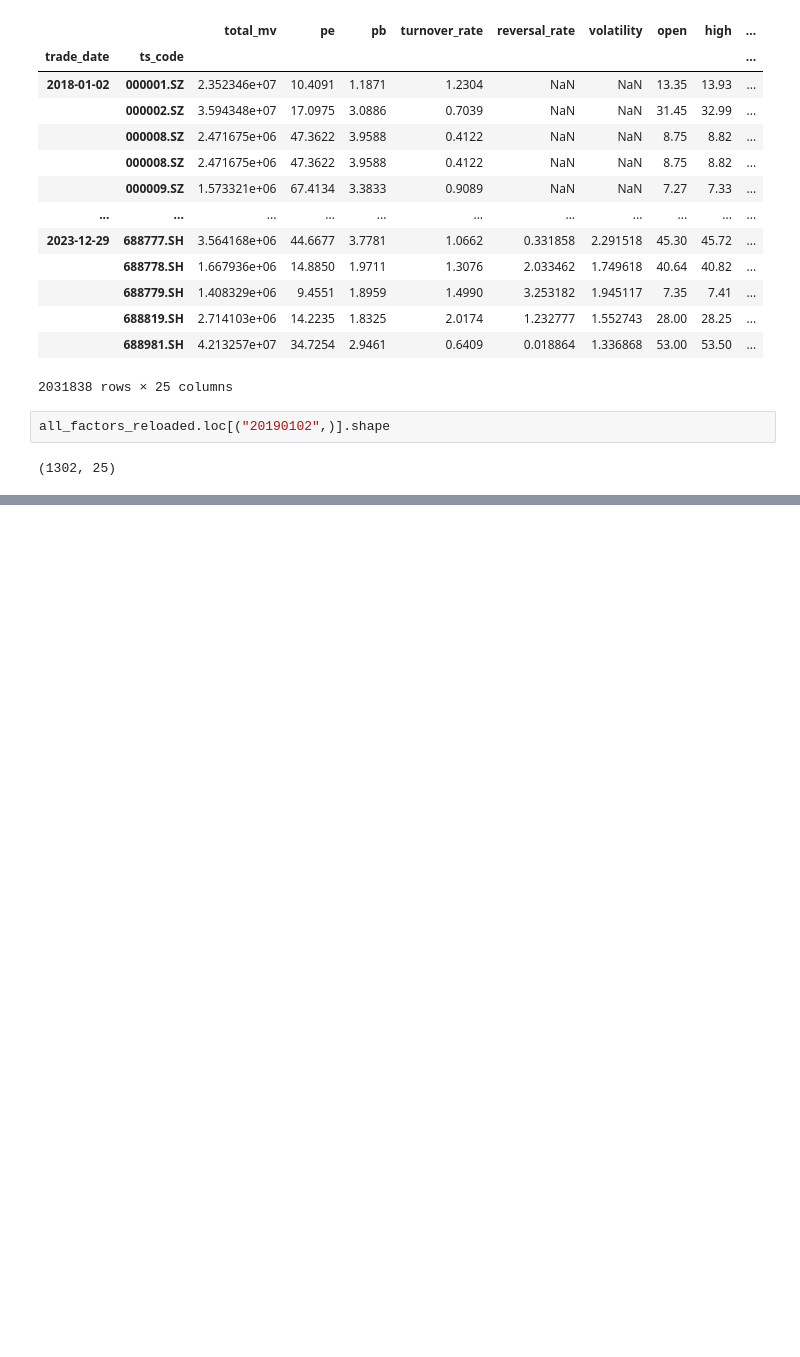
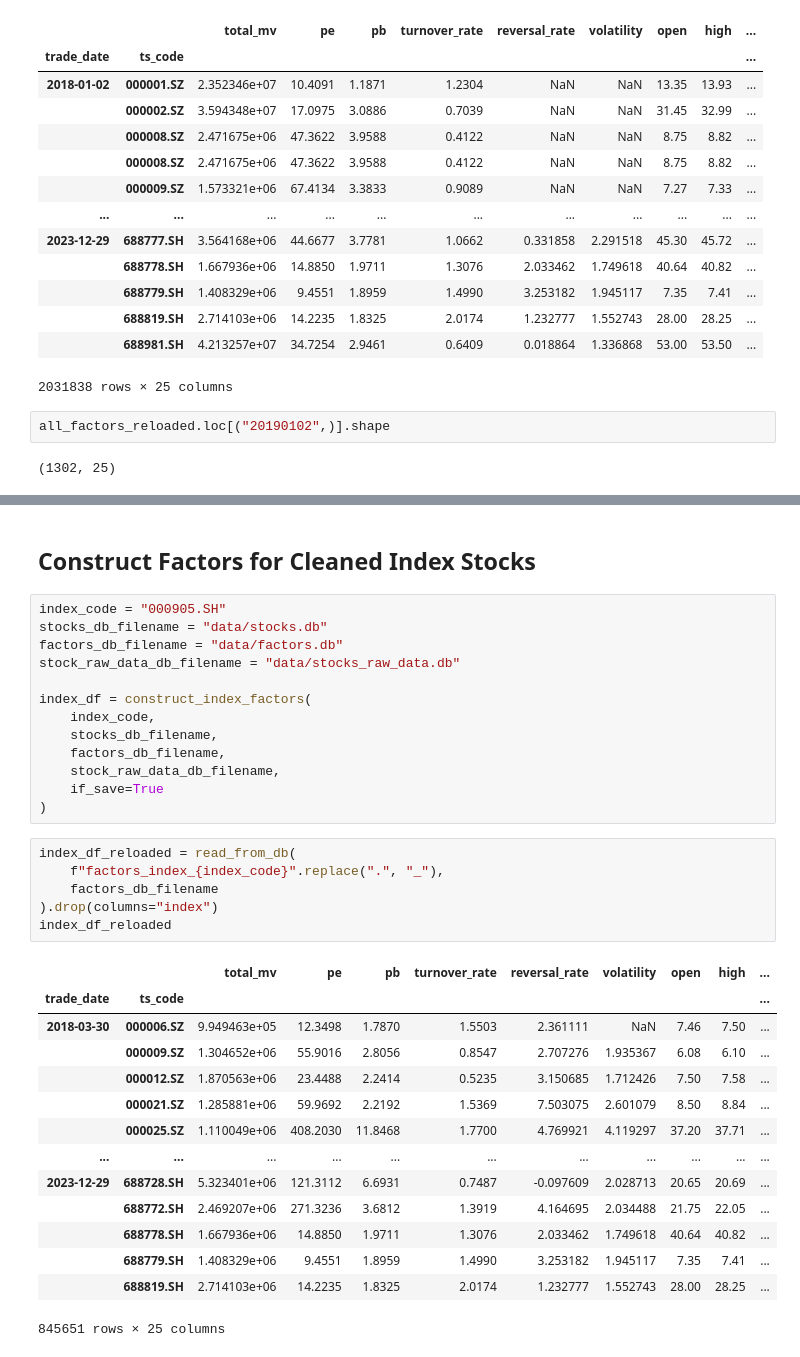
Before and after one commit to 10258392511/FactorAnalysis, a Jupyter notebook: week1/compute_factors.ipynb, the cells around one changed output, grey strips where cells are left out. Saved outputs shown, nothing was run; the diff lists cells and outputs as text; blank space fills up the shorter version.

Commit message:
Constructed factors for tradable HS300 and ZZ500

```diff
--- a/week1/compute_factors.ipynb
+++ b/week1/compute_factors.ipynb
@@ -114,0 +136,36 @@ all_factors_reloaded.loc[("20190102",)].shape
+# %% [markdown]
+## Construct Factors for Cleaned Index Stocks
+# %%
+index_code = "000905.SH"
+stocks_db_filename = "data/stocks.db"
+factors_db_filename = "data/factors.db"
+stock_raw_data_db_filename = "data/stocks_raw_data.db"
+
+index_df = construct_index_factors(
+    index_code,
+    stocks_db_filename,
+    factors_db_filename,
+    stock_raw_data_db_filename,
+    if_save=True
+)
+# %%
+index_df_reloaded = read_from_db(
+    f"factors_index_{index_code}".replace(".", "_"),
+    factors_db_filename
+).drop(columns="index")
+index_df_reloaded
+# %% [output]
+|  |  | total_mv | pe | pb | turnover_rate | reversal_rate | volatility | open | high | ... |
+| trade_date | ts_code |  |  |  |  |  |  |  |  | ... |
+| 2018-03-30 | 000006.SZ | 9.949463e+05 | 12.3498 | 1.7870 | 1.5503 | 2.361111 | NaN | 7.46 | 7.50 | ... |
+|  | 000009.SZ | 1.304652e+06 | 55.9016 | 2.8056 | 0.8547 | 2.707276 | 1.935367 | 6.08 | 6.10 | ... |
+|  | 000012.SZ | 1.870563e+06 | 23.4488 | 2.2414 | 0.5235 | 3.150685 | 1.712426 | 7.50 | 7.58 | ... |
+|  | 000021.SZ | 1.285881e+06 | 59.9692 | 2.2192 | 1.5369 | 7.503075 | 2.601079 | 8.50 | 8.84 | ... |
+|  | 000025.SZ | 1.110049e+06 | 408.2030 | 11.8468 | 1.7700 | 4.769921 | 4.119297 | 37.20 | 37.71 | ... |
+| ... | ... | ... | ... | ... | ... | ... | ... | ... | ... | ... |
+| 2023-12-29 | 688728.SH | 5.323401e+06 | 121.3112 | 6.6931 | 0.7487 | -0.097609 | 2.028713 | 20.65 | 20.69 | ... |
+|  | 688772.SH | 2.469207e+06 | 271.3236 | 3.6812 | 1.3919 | 4.164695 | 2.034488 | 21.75 | 22.05 | ... |
+|  | 688778.SH | 1.667936e+06 | 14.8850 | 1.9711 | 1.3076 | 2.033462 | 1.749618 | 40.64 | 40.82 | ... |
+|  | 688779.SH | 1.408329e+06 | 9.4551 | 1.8959 | 1.4990 | 3.253182 | 1.945117 | 7.35 | 7.41 | ... |
+|  | 688819.SH | 2.714103e+06 | 14.2235 | 1.8325 | 2.0174 | 1.232777 | 1.552743 | 28.00 | 28.25 | ... |
+845651 rows × 25 columns
```
Also changed, not shown: parts of 2 cells of this notebook, 2 other files.
